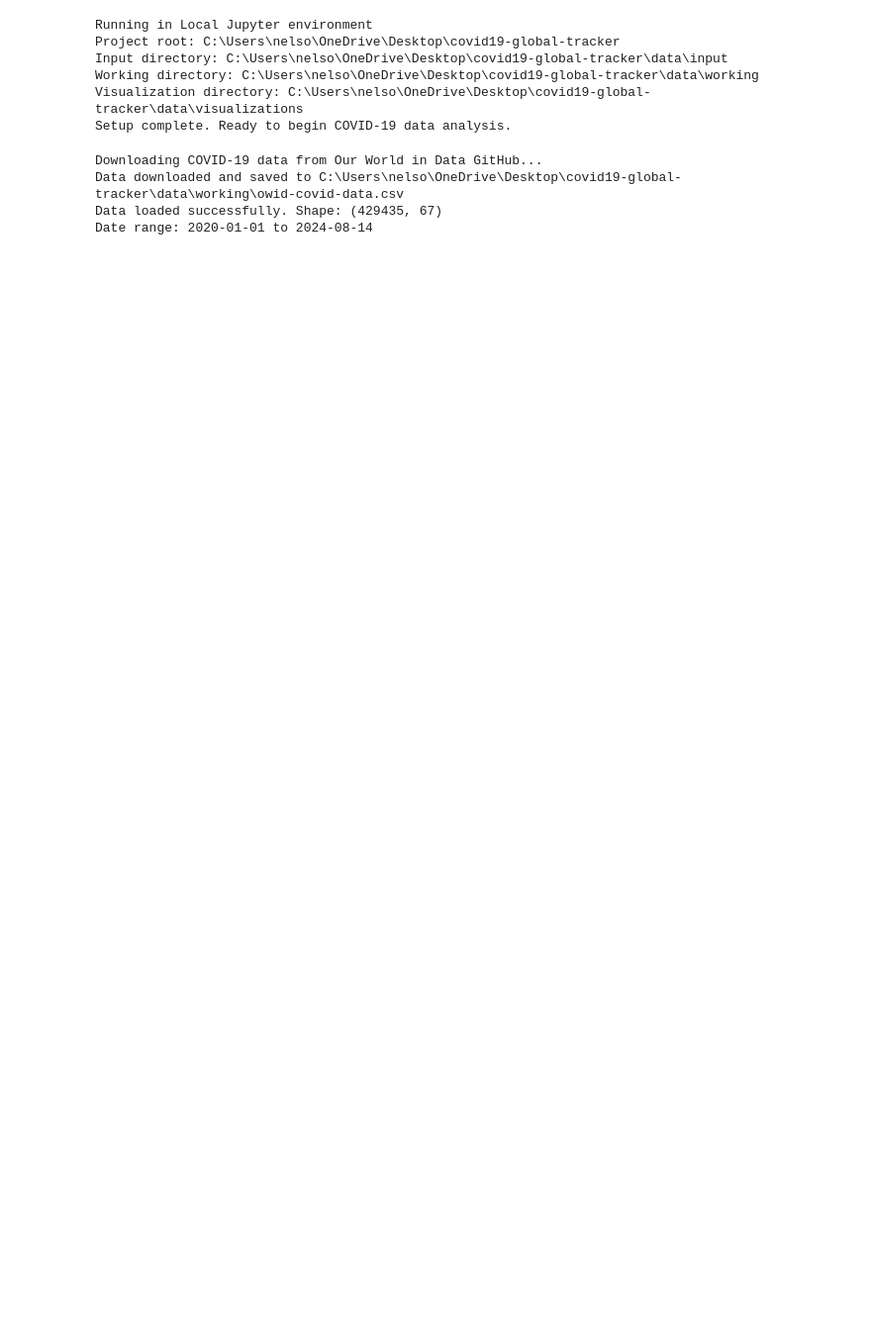
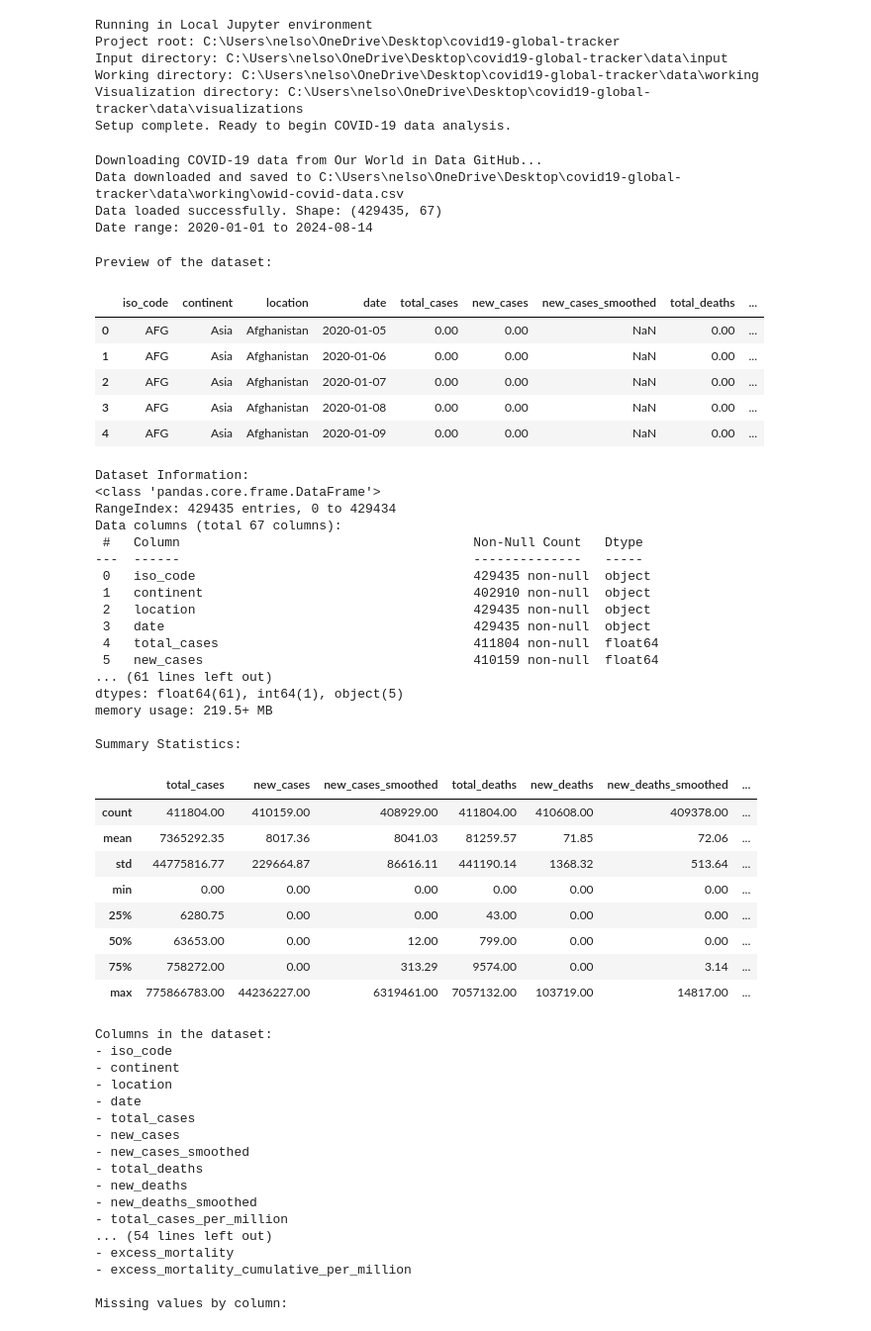
Before and after one commit to NMsby/covid19-global-tracker, a Jupyter notebook: notebooks/covid19_data_analysis.ipynb, the cells around one changed output. Shown at 99% size. Drawn from its saved outputs; the diff is of its cells as text; code cells hidden in the pictures; blank space fills up the shorter version.

```diff
--- a/notebooks/covid19_data_analysis.ipynb
+++ b/notebooks/covid19_data_analysis.ipynb
@@ -125,3 +125,81 @@ Downloading COVID-19 data from Our World in Data GitHub...
 Data downloaded and saved to C:\Users\nelso\OneDrive\Desktop\covid19-global-tracker\data\working\owid-covid-data.csv
 Data loaded successfully. Shape: (429435, 67)
 Date range: 2020-01-01 to 2024-08-14
+# %%
+# Data Exploration
+# Examine the structure and content of the dataset
+
+# Check the first few rows
+print("Preview of the dataset:")
+display(df.head())
+
+# Check basic information
+print("\nDataset Information:")
+df.info()
+
+# Check summary statistics
+print("\nSummary Statistics:")
+display(df.describe())
+
+# Examine columns
+print("\nColumns in the dataset:")
+for col in df.columns:
+    print(f"- {col}")
+
+# Check for missing values
+print("\nMissing values by column:")
+missing = df.isnull().sum().sort_values(ascending=False)
+missing_percent = (missing / len(df) * 100).round(2)
+missing_data = pd.DataFrame({'Missing Values': missing, 'Percentage': missing_percent})
+display(missing_data[missing_data['Missing Values'] > 0])
+# %% [output]
+Preview of the dataset:
+|  | iso_code | continent | location | date | total_cases | new_cases | new_cases_smoothed | total_deaths | ... |
+| 0 | AFG | Asia | Afghanistan | 2020-01-05 | 0.00 | 0.00 | NaN | 0.00 | ... |
+| 1 | AFG | Asia | Afghanistan | 2020-01-06 | 0.00 | 0.00 | NaN | 0.00 | ... |
+| 2 | AFG | Asia | Afghanistan | 2020-01-07 | 0.00 | 0.00 | NaN | 0.00 | ... |
+| 3 | AFG | Asia | Afghanistan | 2020-01-08 | 0.00 | 0.00 | NaN | 0.00 | ... |
+| 4 | AFG | Asia | Afghanistan | 2020-01-09 | 0.00 | 0.00 | NaN | 0.00 | ... |
+Dataset Information:
+<class 'pandas.core.frame.DataFrame'>
+RangeIndex: 429435 entries, 0 to 429434
+Data columns (total 67 columns):
+ #   Column                                      Non-Null Count   Dtype
+---  ------                                      --------------   -----
+ 0   iso_code                                    429435 non-null  object
+ 1   continent                                   402910 non-null  object
+ 2   location                                    429435 non-null  object
+ 3   date                                        429435 non-null  object
+ 4   total_cases                                 411804 non-null  float64
+ 5   new_cases                                   410159 non-null  float64
+... (61 lines left out)
+dtypes: float64(61), int64(1), object(5)
+memory usage: 219.5+ MB
+
+Summary Statistics:
+|  | total_cases | new_cases | new_cases_smoothed | total_deaths | new_deaths | new_deaths_smoothed | ... |
+| count | 411804.00 | 410159.00 | 408929.00 | 411804.00 | 410608.00 | 409378.00 | ... |
+| mean | 7365292.35 | 8017.36 | 8041.03 | 81259.57 | 71.85 | 72.06 | ... |
+| std | 44775816.77 | 229664.87 | 86616.11 | 441190.14 | 1368.32 | 513.64 | ... |
+| min | 0.00 | 0.00 | 0.00 | 0.00 | 0.00 | 0.00 | ... |
+| 25% | 6280.75 | 0.00 | 0.00 | 43.00 | 0.00 | 0.00 | ... |
+| 50% | 63653.00 | 0.00 | 12.00 | 799.00 | 0.00 | 0.00 | ... |
+| 75% | 758272.00 | 0.00 | 313.29 | 9574.00 | 0.00 | 3.14 | ... |
+| max | 775866783.00 | 44236227.00 | 6319461.00 | 7057132.00 | 103719.00 | 14817.00 | ... |
+Columns in the dataset:
+- iso_code
+- continent
+- location
+- date
+- total_cases
+- new_cases
+- new_cases_smoothed
+- total_deaths
+- new_deaths
+- new_deaths_smoothed
+- total_cases_per_million
+... (54 lines left out)
+- excess_mortality
+- excess_mortality_cumulative_per_million
+
+Missing values by column:
```
Also changed, not shown: parts of 3 cells of this notebook.
